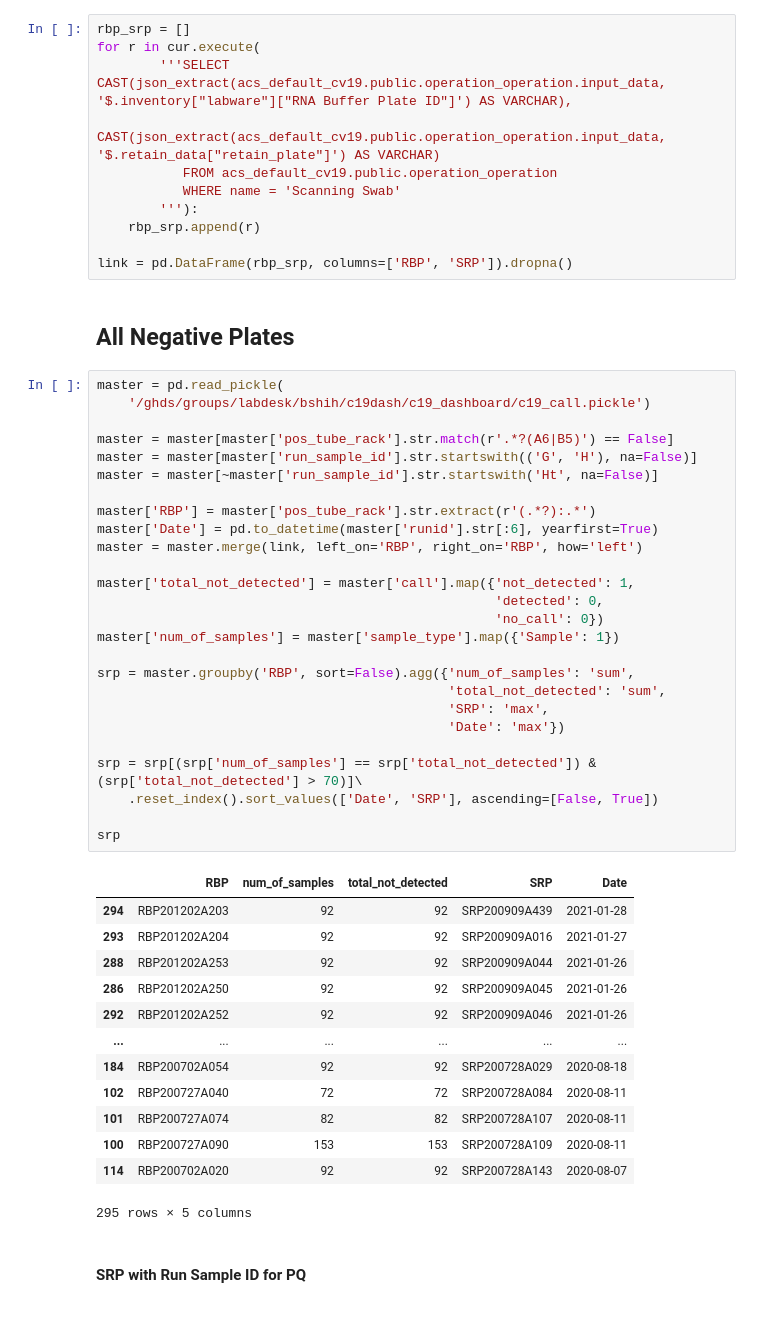
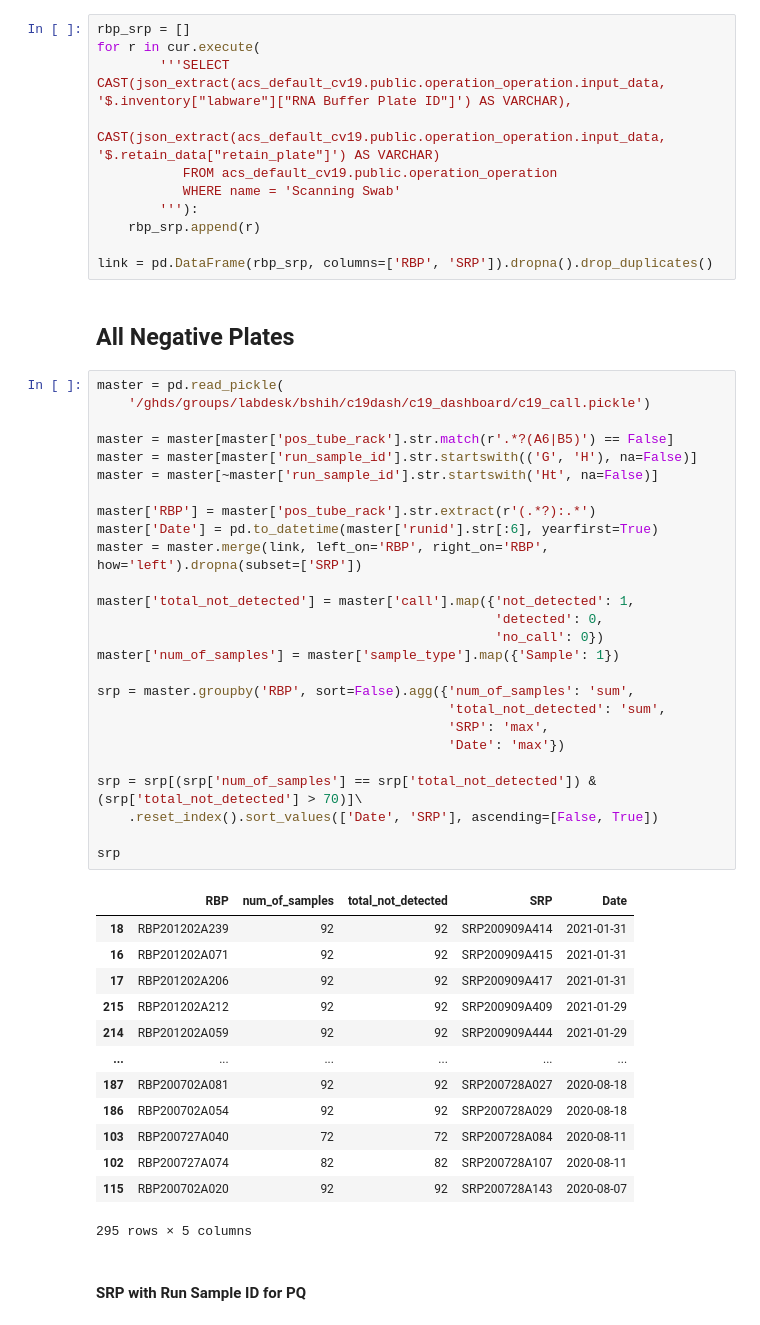
Before and after one commit to gh-bshih/g19_analysis, a Jupyter notebook: neg_clinical_matrix.ipynb, the cells around one changed output. Saved outputs shown, nothing was run; the diff lists cells and outputs as text.

```diff
--- a/neg_clinical_matrix.ipynb
+++ b/neg_clinical_matrix.ipynb
@@ -44,48 +44,48 @@ for r in cur.execute(
         '''):
     rbp_srp.append(r)
 
-link = pd.DataFrame(rbp_srp, columns=['RBP', 'SRP']).dropna()
+link = pd.DataFrame(rbp_srp, columns=['RBP', 'SRP']).dropna().drop_duplicates()
 # %% [markdown]
 ## All Negative Plates
 # %%
 master = pd.read_pickle(
     '/ghds/groups/labdesk/bshih/c19dash/c19_dashboard/c19_call.pickle')
 
 master = master[master['pos_tube_rack'].str.match(r'.*?(A6|B5)') == False]
 master = master[master['run_sample_id'].str.startswith(('G', 'H'), na=False)]
 master = master[~master['run_sample_id'].str.startswith('Ht', na=False)]
 
 master['RBP'] = master['pos_tube_rack'].str.extract(r'(.*?):.*')
 master['Date'] = pd.to_datetime(master['runid'].str[:6], yearfirst=True)
-master = master.merge(link, left_on='RBP', right_on='RBP', how='left')
+master = master.merge(link, left_on='RBP', right_on='RBP', how='left').dropna(subset=['SRP'])
 
 master['total_not_detected'] = master['call'].map({'not_detected': 1,
                                                    'detected': 0,
                                                    'no_call': 0})
 master['num_of_samples'] = master['sample_type'].map({'Sample': 1})
 
 srp = master.groupby('RBP', sort=False).agg({'num_of_samples': 'sum',
                                              'total_not_detected': 'sum',
                                              'SRP': 'max',
                                              'Date': 'max'})
 
 srp = srp[(srp['num_of_samples'] == srp['total_not_detected']) & (srp['total_not_detected'] > 70)]\
     .reset_index().sort_values(['Date', 'SRP'], ascending=[False, True])
 
 srp
 # %% [output]
 |  | RBP | num_of_samples | total_not_detected | SRP | Date |
-| 294 | RBP201202A203 | 92 | 92 | SRP200909A439 | 2021-01-28 |
-| 293 | RBP201202A204 | 92 | 92 | SRP200909A016 | 2021-01-27 |
-| 288 | RBP201202A253 | 92 | 92 | SRP200909A044 | 2021-01-26 |
-| 286 | RBP201202A250 | 92 | 92 | SRP200909A045 | 2021-01-26 |
-| 292 | RBP201202A252 | 92 | 92 | SRP200909A046 | 2021-01-26 |
+| 18 | RBP201202A239 | 92 | 92 | SRP200909A414 | 2021-01-31 |
+| 16 | RBP201202A071 | 92 | 92 | SRP200909A415 | 2021-01-31 |
+| 17 | RBP201202A206 | 92 | 92 | SRP200909A417 | 2021-01-31 |
+| 215 | RBP201202A212 | 92 | 92 | SRP200909A409 | 2021-01-29 |
+| 214 | RBP201202A059 | 92 | 92 | SRP200909A444 | 2021-01-29 |
 | ... | ... | ... | ... | ... | ... |
-| 184 | RBP200702A054 | 92 | 92 | SRP200728A029 | 2020-08-18 |
-| 102 | RBP200727A040 | 72 | 72 | SRP200728A084 | 2020-08-11 |
-| 101 | RBP200727A074 | 82 | 82 | SRP200728A107 | 2020-08-11 |
-| 100 | RBP200727A090 | 153 | 153 | SRP200728A109 | 2020-08-11 |
-| 114 | RBP200702A020 | 92 | 92 | SRP200728A143 | 2020-08-07 |
+| 187 | RBP200702A081 | 92 | 92 | SRP200728A027 | 2020-08-18 |
+| 186 | RBP200702A054 | 92 | 92 | SRP200728A029 | 2020-08-18 |
+| 103 | RBP200727A040 | 72 | 72 | SRP200728A084 | 2020-08-11 |
+| 102 | RBP200727A074 | 82 | 82 | SRP200728A107 | 2020-08-11 |
+| 115 | RBP200702A020 | 92 | 92 | SRP200728A143 | 2020-08-07 |
 295 rows × 5 columns
 # %% [markdown]
 #### SRP with Run Sample ID for PQ
```
Also changed, not shown: parts of 12 cells of this notebook.
